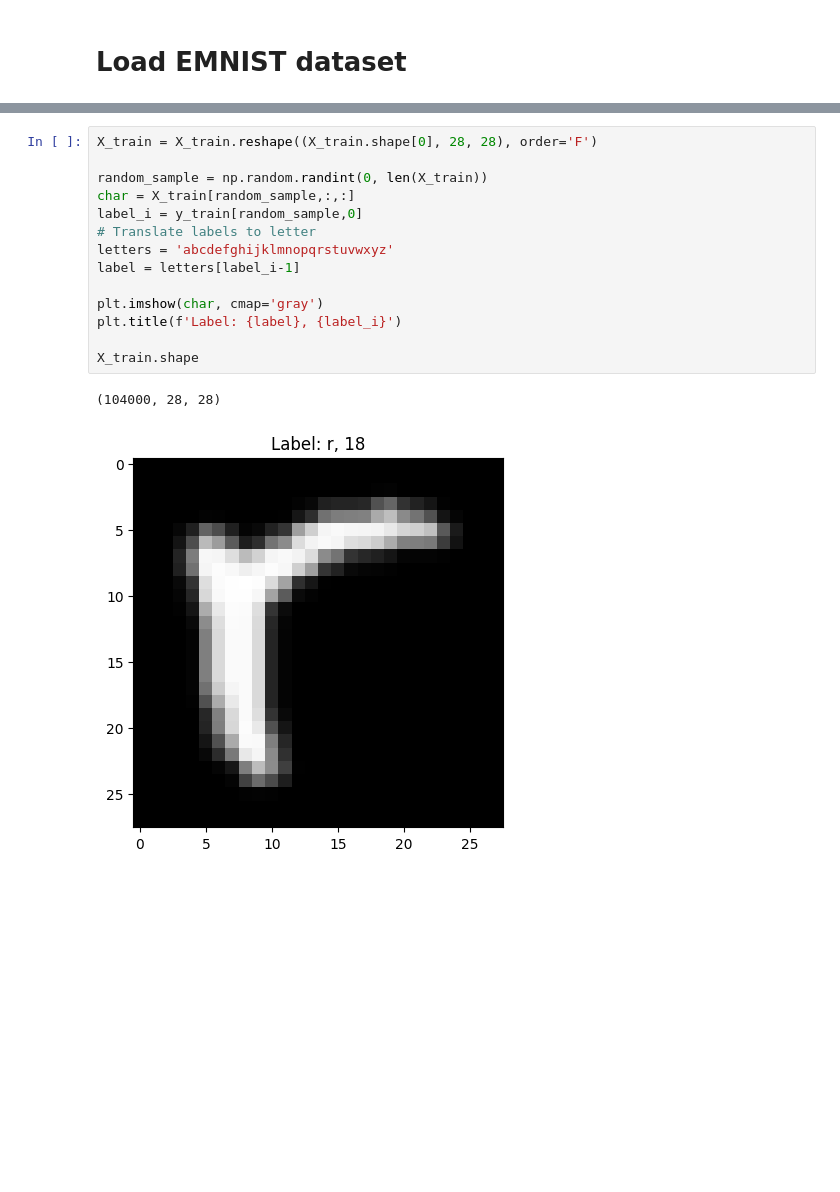
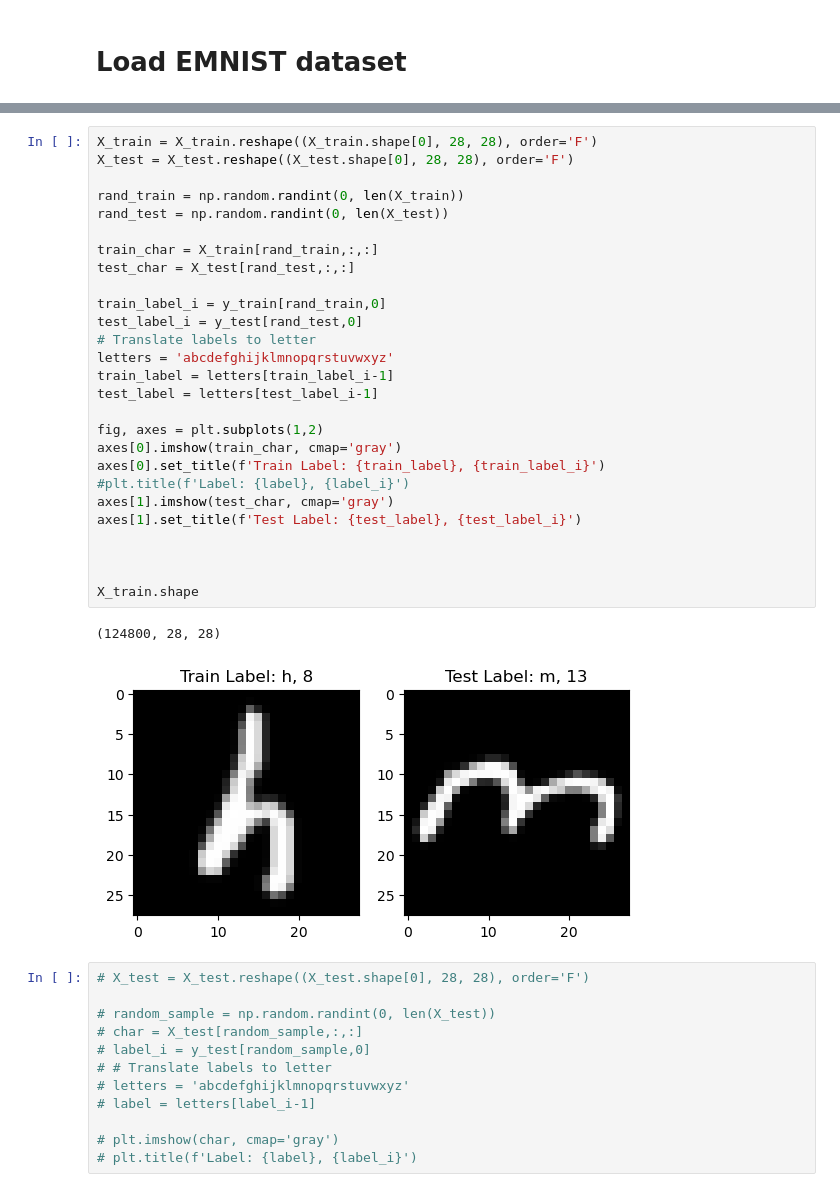
Before and after one commit to YuqinGuan/EITP40-finalProject, a Jupyter notebook: pre_training.ipynb, the cells around one changed output, grey strips where cells are left out. Drawn from its saved outputs; the diff is of its cells as text; blank space fills up the shorter version.

Commit message:
started with pre-training

```diff
--- a/pre_training.ipynb
+++ b/pre_training.ipynb
@@ -110,17 +123,42 @@ y validation shape:  (20800, 1)
+# %%
+X_train = X_train.reshape((X_train.shape[0], 28, 28), order='F')
+X_test = X_test.reshape((X_test.shape[0], 28, 28), order='F')
+
+rand_train = np.random.randint(0, len(X_train))
+rand_test = np.random.randint(0, len(X_test))
+
+train_char = X_train[rand_train,:,:]
+test_char = X_test[rand_test,:,:]
+
+train_label_i = y_train[rand_train,0]
+test_label_i = y_test[rand_test,0]
+# Translate labels to letter
+letters = 'abcdefghijklmnopqrstuvwxyz'
+train_label = letters[train_label_i-1]
+test_label = letters[test_label_i-1]
+
+fig, axes = plt.subplots(1,2)
+axes[0].imshow(train_char, cmap='gray')
+axes[0].set_title(f'Train Label: {train_label}, {train_label_i}')
+#plt.title(f'Label: {label}, {label_i}')
+axes[1].imshow(test_char, cmap='gray')
+axes[1].set_title(f'Test Label: {test_label}, {test_label_i}')
+
+
+
+X_train.shape
+# %% [output]
+(124800, 28, 28)
+[figure, added]
 # %%
-X_train = X_train.reshape((X_train.shape[0], 28, 28), order='F')
+# X_test = X_test.reshape((X_test.shape[0], 28, 28), order='F')
 
-random_sample = np.random.randint(0, len(X_train))
-char = X_train[random_sample,:,:]
-label_i = y_train[random_sample,0]
-# Translate labels to letter
-letters = 'abcdefghijklmnopqrstuvwxyz'
-label = letters[label_i-1]
+# random_sample = np.random.randint(0, len(X_test))
+# char = X_test[random_sample,:,:]
+# label_i = y_test[random_sample,0]
+# # Translate labels to letter
+# letters = 'abcdefghijklmnopqrstuvwxyz'
+# label = letters[label_i-1]
 
-plt.imshow(char, cmap='gray')
-plt.title(f'Label: {label}, {label_i}')
-
-X_train.shape
+# plt.imshow(char, cmap='gray')
+# plt.title(f'Label: {label}, {label_i}')
-# %% [output]
-(104000, 28, 28)
-[figure, removed]
```
Also changed, not shown: parts of 13 cells of this notebook, 1 other file.
